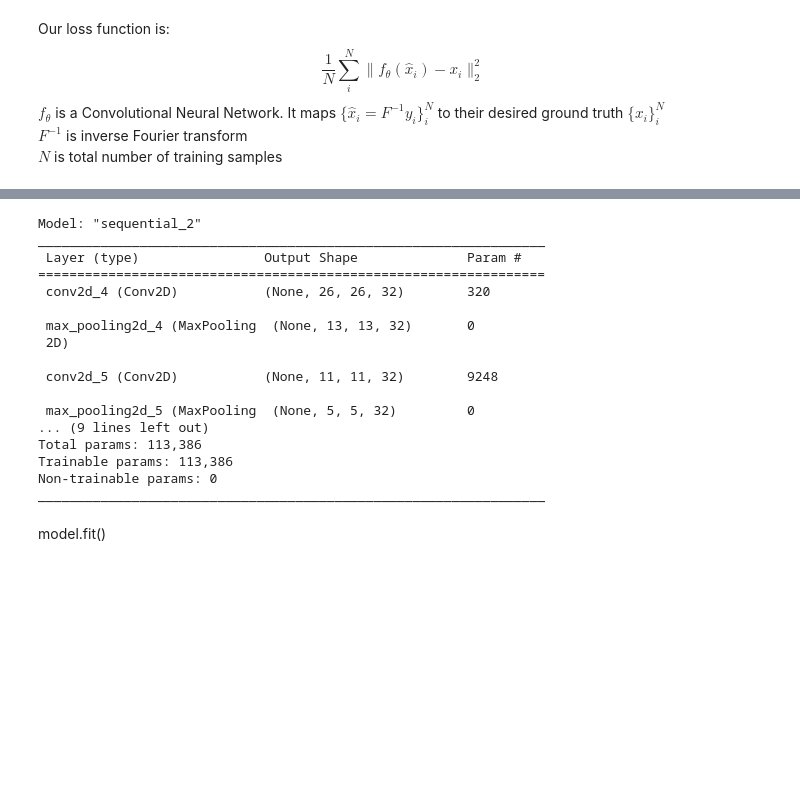
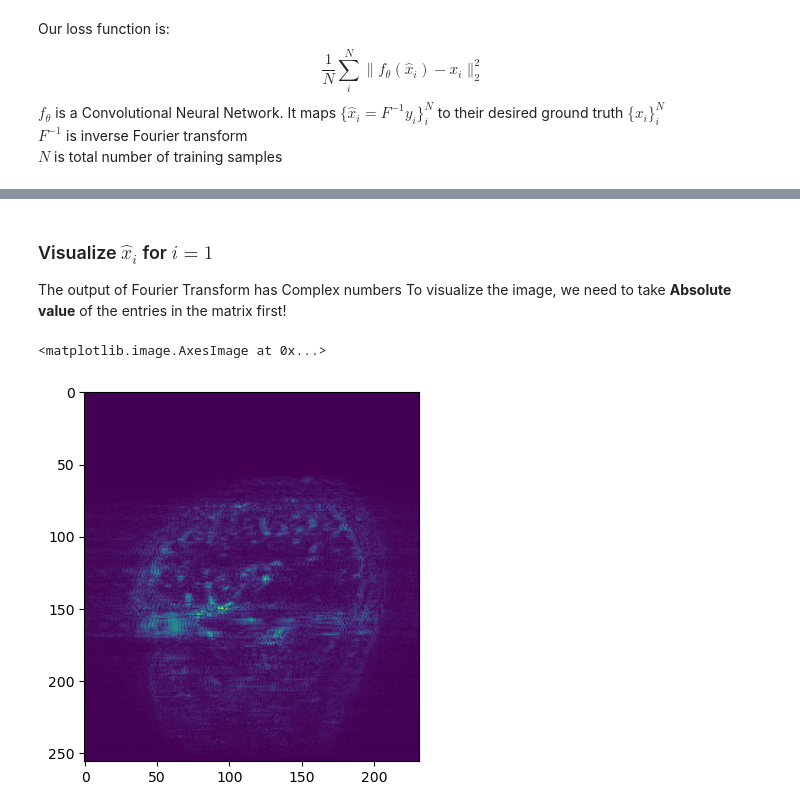
Before and after one commit to JasonLiu2024/MRI_project, a Jupyter notebook: StudentProject.ipynb, the cells around one changed output, grey strips where cells are left out. Cells and saved outputs as stored; diff of their text form; code cells hidden in the pictures; blank space fills up the shorter version.

Commit message:
visualized x-hat

```diff
--- a/StudentProject.ipynb
+++ b/StudentProject.ipynb
@@ -32,0 +59,5 @@ $f_\theta$ is a Convolutional Neural Network. It maps $\bigl\{\widehat{x}_i=\mat
+# %%
+# Apply Fourier Transform on x, using np.fft.fft
+"""There are LOTs of fft() functions in np.fft, so do np.fft.FourierTransformUWant() !"""
+Fx = np.fft.fft(x)
+Fx.shape
@@ -33 +68,6 @@ $f_\theta$ is a Convolutional Neural Network. It maps $\bigl\{\widehat{x}_i=\mat
+# %%
+# set value of e to 0
+e = 0
+# compute y
+y = P * Fx + e
 # %% [markdown]
@@ -52,32 +75,16 @@ print(scaling_operator.shape)
-# %%
-model = tf.keras.models.Sequential([
-    tf.keras.layers.Conv2D(32, (3,3), activation = 'relu', input_shape=(28, 28, 1)),
-    tf.keras.layers.MaxPooling2D(2, 2),
-    tf.keras.layers.Conv2D(32, (3,3), activation='relu'),
-    tf.keras.layers.MaxPooling2D(2, 2),
-    tf.keras.layers.Flatten(),
-    tf.keras.layers.Dense(128, activation='relu'),
-    tf.keras.layers.Dense(10, activation='softmax')
-])
-model.compile(optimizer='adam', loss='sparse_categorical_crossentropy')
-model.summary()
-# %% [output]
-Model: "sequential_2"
-_________________________________________________________________
- Layer (type)                Output Shape              Param #
-=================================================================
- conv2d_4 (Conv2D)           (None, 26, 26, 32)        320
-
- max_pooling2d_4 (MaxPooling  (None, 13, 13, 32)       0
- 2D)
-
- conv2d_5 (Conv2D)           (None, 11, 11, 32)        9248
-
- max_pooling2d_5 (MaxPooling  (None, 5, 5, 32)         0
-... (9 lines left out)
-Total params: 113,386
-Trainable params: 113,386
-Non-trainable params: 0
-_________________________________________________________________
-# %% [markdown]
-model.fit()
+# %%
+# Apply Inverst Fourier Transform on y
+x_hat = np.fft.ifft(y)
+# %% [markdown]
+### Visualize $\widehat{x}_i$ for $i=1$
+The output of Fourier Transform has Complex numbers
+To visualize the image, we need to take **Absolute value** of the entries in the matrix first!
+# %%
+# Taking absolute value using np.absolute()
+x_hat_abs = np.absolute(x_hat)
+# %%
+# Visualize the 1st image with plt.imshow()
+plt.imshow(x_hat_abs[1])
+# %% [output]
+<matplotlib.image.AxesImage at 0x...>
+[figure, added]
```
Also changed, not shown: parts of 12 cells of this notebook.
